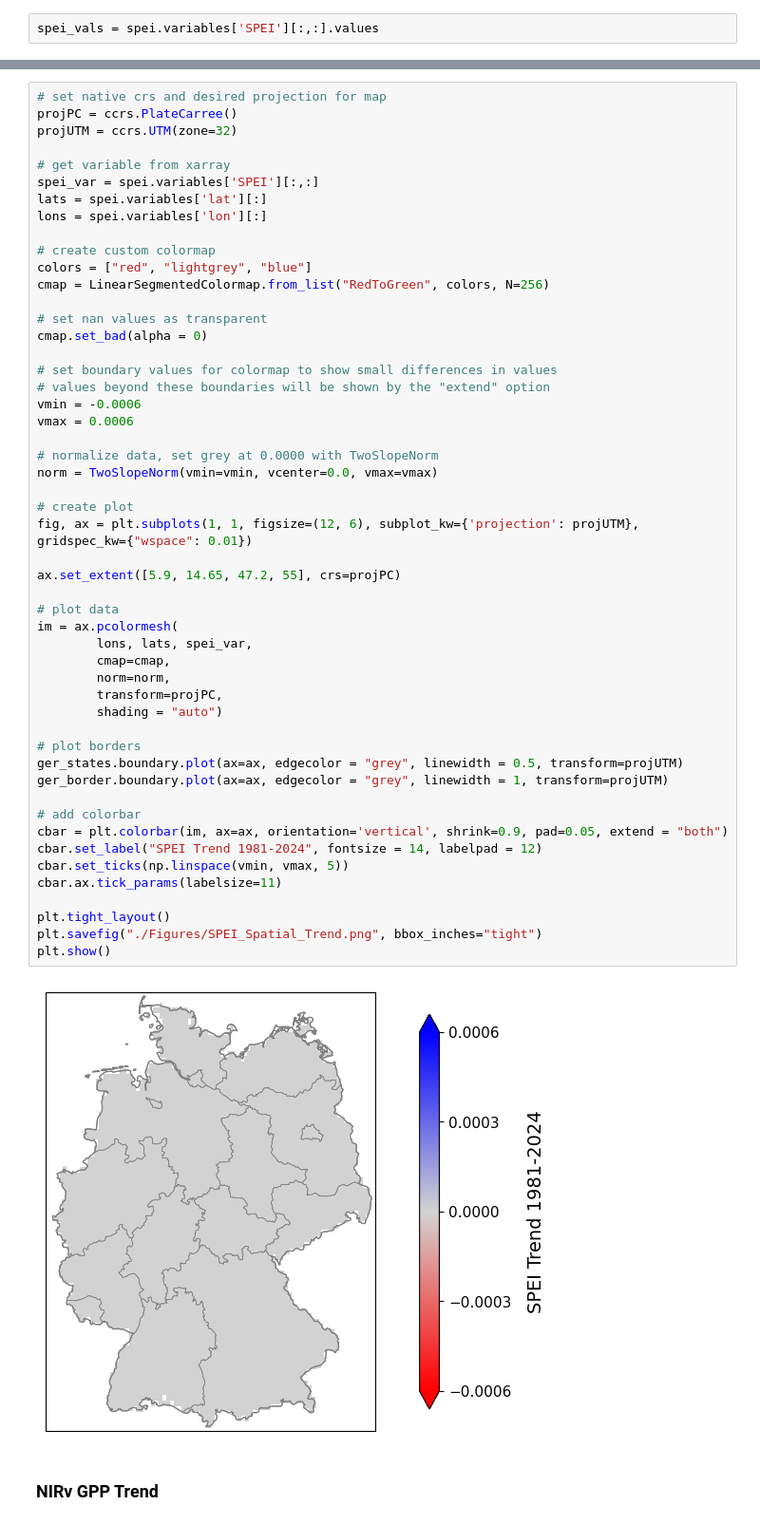
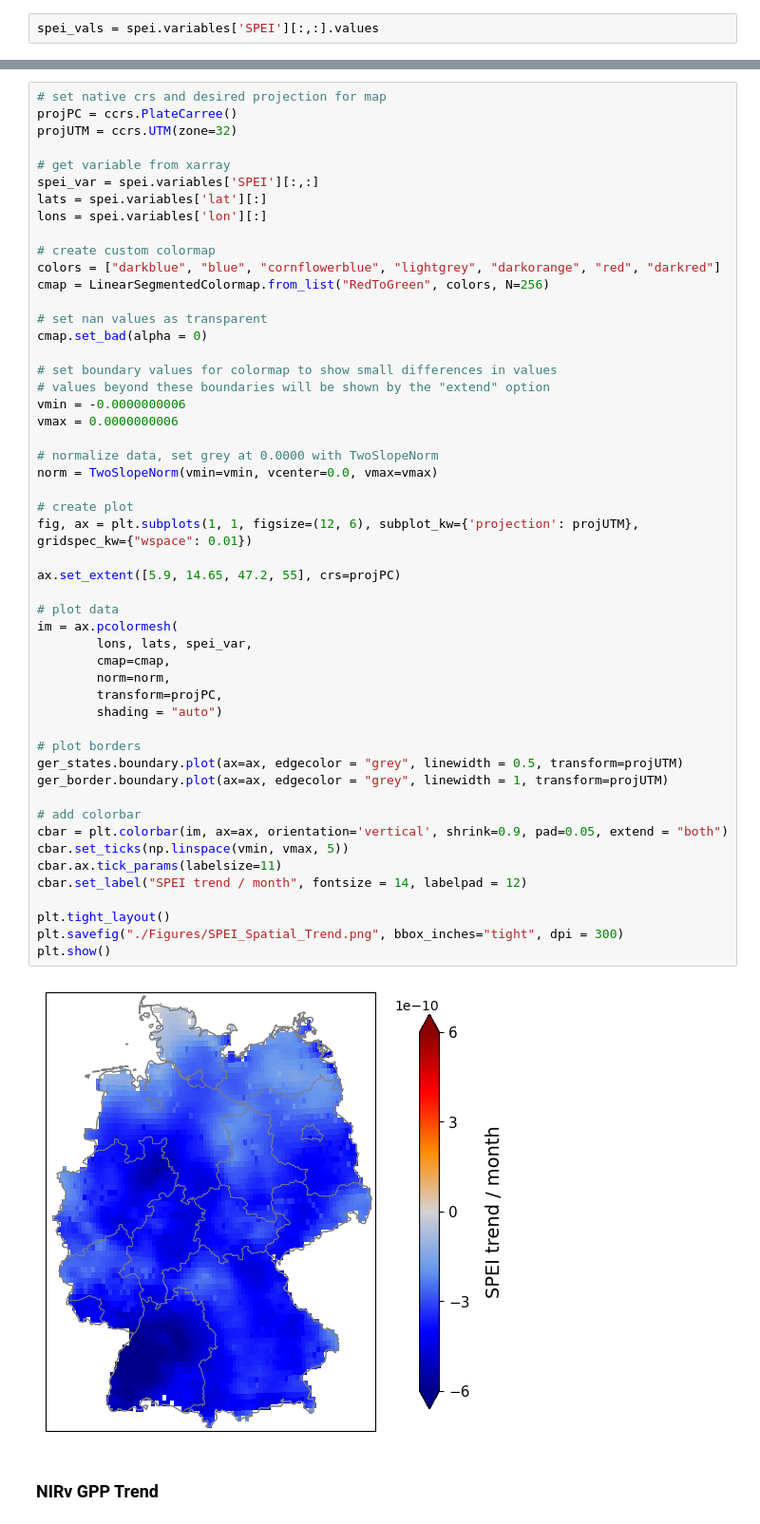
Before and after one commit to irishaake/Thesis_Msc, a Jupyter notebook: 36_Visualize_Results_Maps.ipynb, the cells around one changed output, grey strips where cells are left out. Shown at 95% size. Saved outputs shown, nothing was run; the diff lists cells and outputs as text.

Commit message:
improvements in visualization

```diff
--- a/36_Visualize_Results_Maps.ipynb
+++ b/36_Visualize_Results_Maps.ipynb
@@ -1305,7 +1301,7 @@ lats = spei.variables['lat'][:]
 lons = spei.variables['lon'][:]
 
 # create custom colormap
-colors = ["red", "lightgrey", "blue"]
+colors = ["darkblue", "blue", "cornflowerblue", "lightgrey", "darkorange", "red", "darkred"]
 cmap = LinearSegmentedColormap.from_list("RedToGreen", colors, N=256)
 
 # set nan values as transparent
@@ -1313,40 +1309,40 @@ cmap.set_bad(alpha = 0)
 
 # set boundary values for colormap to show small differences in values
 # values beyond these boundaries will be shown by the "extend" option
-vmin = -0.0006
-vmax = 0.0006
+vmin = -0.0000000006
+vmax = 0.0000000006
 
 # normalize data, set grey at 0.0000 with TwoSlopeNorm
 norm = TwoSlopeNorm(vmin=vmin, vcenter=0.0, vmax=vmax)
 
 # create plot
 fig, ax = plt.subplots(1, 1, figsize=(12, 6), subplot_kw={'projection': projUTM}, gridspec_kw={"wspace": 0.01})
 
 ax.set_extent([5.9, 14.65, 47.2, 55], crs=projPC)
 
 # plot data
 im = ax.pcolormesh(
         lons, lats, spei_var,
         cmap=cmap,
         norm=norm,
         transform=projPC,
         shading = "auto")
 
 # plot borders
 ger_states.boundary.plot(ax=ax, edgecolor = "grey", linewidth = 0.5, transform=projUTM)
 ger_border.boundary.plot(ax=ax, edgecolor = "grey", linewidth = 1, transform=projUTM)
 
 # add colorbar
 cbar = plt.colorbar(im, ax=ax, orientation='vertical', shrink=0.9, pad=0.05, extend = "both")
-cbar.set_label("SPEI Trend 1981-2024", fontsize = 14, labelpad = 12)
 cbar.set_ticks(np.linspace(vmin, vmax, 5))
 cbar.ax.tick_params(labelsize=11)
+cbar.set_label("SPEI trend / month", fontsize = 14, labelpad = 12)
 
 plt.tight_layout()
-plt.savefig("./Figures/SPEI_Spatial_Trend.png", bbox_inches="tight")
+plt.savefig("./Figures/SPEI_Spatial_Trend.png", bbox_inches="tight", dpi = 300)
 plt.show()
 # %% [output]
-[figure, old version]
+[figure, new version]
 # %% [markdown]
 ### NIRv GPP Trend
 # %%
```
Also changed, not shown: parts of 42 cells of this notebook, 2 other files.
